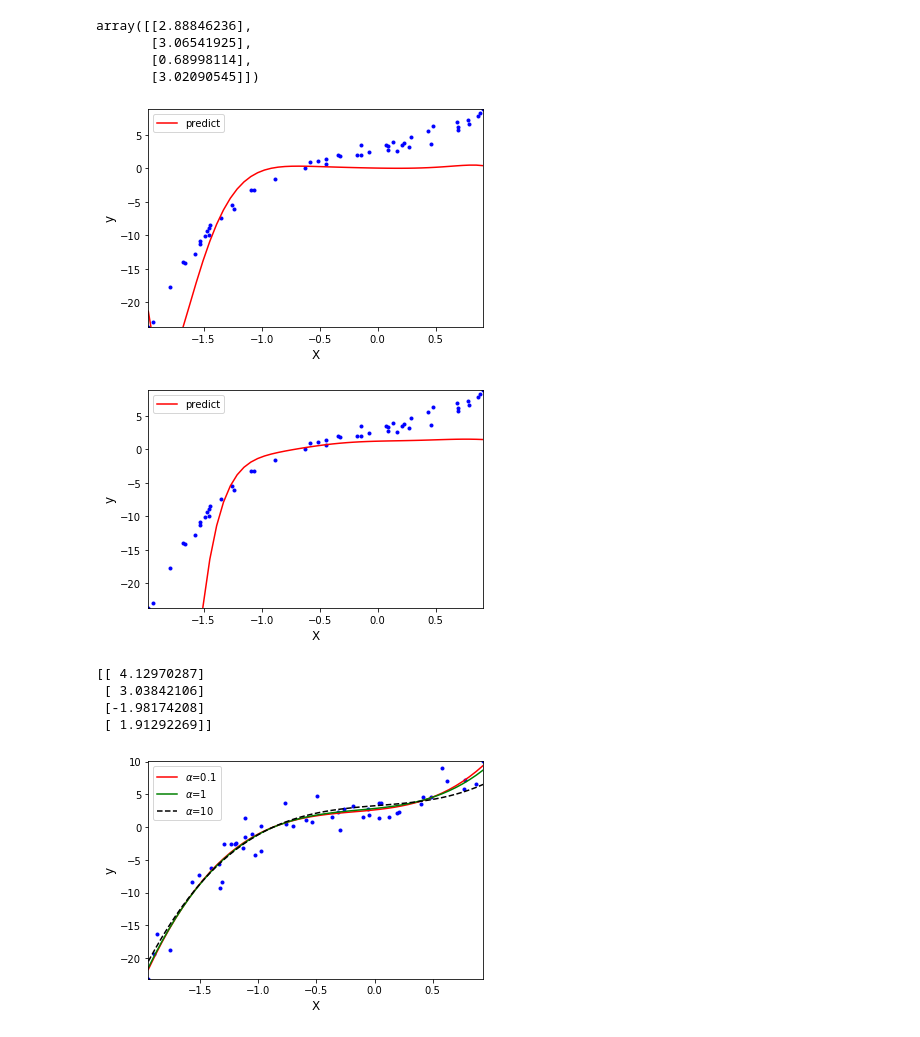
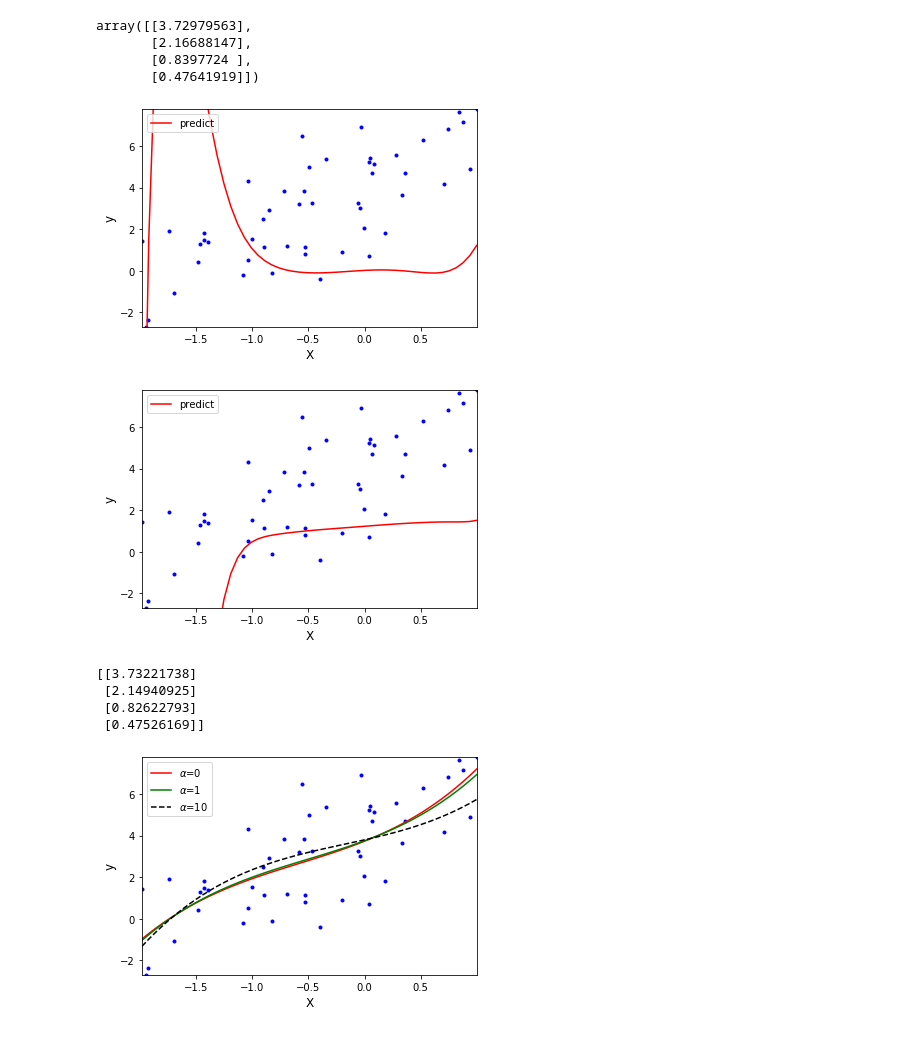
Before and after one commit to Jo-chana/CoLab_ML_codes, a Jupyter notebook: ML_hardcoding.ipynb, the cells around one changed output. Cells and saved outputs as stored; diff of their text form; code cells hidden in the pictures.

```diff
--- a/ML_hardcoding.ipynb
+++ b/ML_hardcoding.ipynb
@@ -122,7 +123,7 @@ def poly_feature(data, degree, include_bias=False):
 # %%
 # 3차원 데이터 생성
 X = 3*np.random.rand(50,1) - 2
-y = 3*X**3 + 0.5*X**2 + 3*X + 3 + np.random.randn(50,1)*2
+y = 0.5*X**3 + 1*X**2 + 2*X + 3 + np.random.randn(50,1)*2
 # %%
 X_poly = poly_feature(X,3)
 X_poly_bias = bias(X_poly)
@@ -132,10 +133,10 @@ theta_hat = batch_gradient_descent(X_poly_bias,y,0.1,1000)
 # %%
 theta_hat
 # %% [output]
-array([[2.88846236],
-       [3.06541925],
-       [0.68998114],
-       [3.02090545]])
+array([[3.72979563],
+       [2.16688147],
+       [0.8397724 ],
+       [0.47641919]])
 # %%
 # 10차 다중 회귀
 
@@ -149,7 +150,7 @@ theta_hat = batch_gradient_descent(X_poly_bias_10,y_10,0.1,1000)
 # %%
 graph(X,y,theta_hat,poly=10)
 # %% [output]
-[figure, old version]
+[figure, new version]
 # %%
 X_poly_10 = np.arctan(poly_feature(X,10))
 y_10 = np.arctan(y)
@@ -158,12 +159,15 @@ X_poly_bias_10 = bias(X_poly_10)
 theta_hat = batch_gradient_descent(X_poly_bias_10,y_10,0.1,1000)
 graph(X,y,theta_hat,poly=10)
 # %% [output]
-[figure, old version]
+[figure, new version]
 # %%
 # 릿지 회귀 Ridge Regression
 
-def Ridge_Regression(X,y,alpha=0.1,solver='Normal',iteration=1000):
+def Ridge_Regression(X,y,eta = 0.01,alpha=0.1,solver='Normal',iteration=1000):
   A = np.eye(np.shape(X)[1]);A[0][0]=0 # bias 제외
+
+  # 릿지 회귀 정규방정식
+
   if solver == 'Normal':
     theta_hat = np.linalg.inv(X.T.dot(X)+alpha*A).dot(X.T).dot(y)
 
@@ -176,19 +180,29 @@ def Ridge_Regression(X,y,alpha=0.1,solver='Normal',iteration=1000):
   elif solver == 'cholesky':
     L = np.linalg.cholesky(X.T.dot(X)+ alpha*A)
     theta_hat = np.linalg.solve(L.dot(L.T),X.T.dot(y))
+
+
+
+  # 릿지 회귀 경사 하강 모델
+  elif solver == 'regression':
+    theta = np.random.randn(np.shape(X)[1],1)
+    for i in range(iteration):
+      theta = theta - eta*(gradient_MSE(X,y,theta)+alpha*A.dot(theta))
+    return theta
+
   return theta_hat
 # %%
 # 릿지 회귀 정규방정식
 theta_hat = Ridge_Regression(X_poly_bias,y)
 print(theta_hat)
 # %% [output]
-[[ 4.12970287]
- [ 3.03842106]
- [-1.98174208]
- [ 1.91292269]]
+[[3.73221738]
+ [2.14940925]
+ [0.82622793]
+ [0.47526169]]
 # %%
 #릿지 회귀 숄레스키 분해
-theta_hat = Ridge_Regression(X_poly_bias,y,solver='cholesky')
+theta_hat = Ridge_Regression(X_poly_bias,y,alpha=0,solver='cholesky')
 
 #alpha = 1
 theta_hat_1 = Ridge_Regression(X_poly_bias,y,alpha=1,solver='cholesky')
@@ -198,20 +212,20 @@ theta_hat_10 = Ridge_Regression(X_poly_bias,y,alpha=10,solver='cholesky')
 # %%
 plt.plot(X,y,'b.')
 X_new = np.linspace(min(X),max(X),len(X)).reshape(len(X),1)
 X_new_poly = poly_feature(X_new, 3)
 y_new = bias(X_new_poly).dot(theta_hat)
 y_new_1 = bias(X_new_poly).dot(theta_hat_1)
 y_new_10 = bias(X_new_poly).dot(theta_hat_10)
-plt.plot(X_new,y_new,'r-',label=r'$\alpha$=0.1')
+plt.plot(X_new,y_new,'r-',label=r'$\alpha$=0')
 plt.plot(X_new,y_new_1,'g-',label=r'$\alpha$=1')
 plt.plot(X_new,y_new_10,'k--',label=r'$\alpha$=10')
 plt.xlabel('X',fontsize=12)
 plt.ylabel('y',fontsize=12)
 plt.legend(loc='upper left',fontsize=10)
 plt.axis([min(X),max(X),min(y),max(y)])
 plt.show()
 # %% [output]
-[figure, old version]
+[figure, new version]
 # %%
 # 라쏘 회귀
 
```
Also changed, not shown: parts of 15 cells of this notebook.
